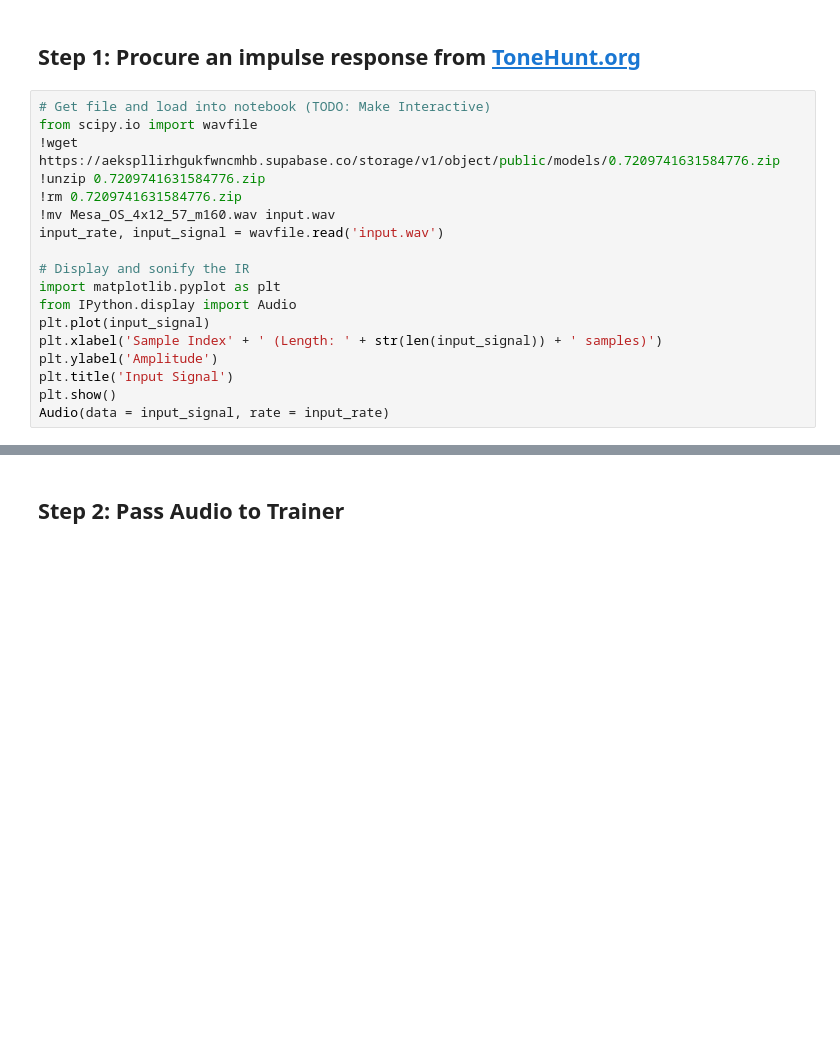
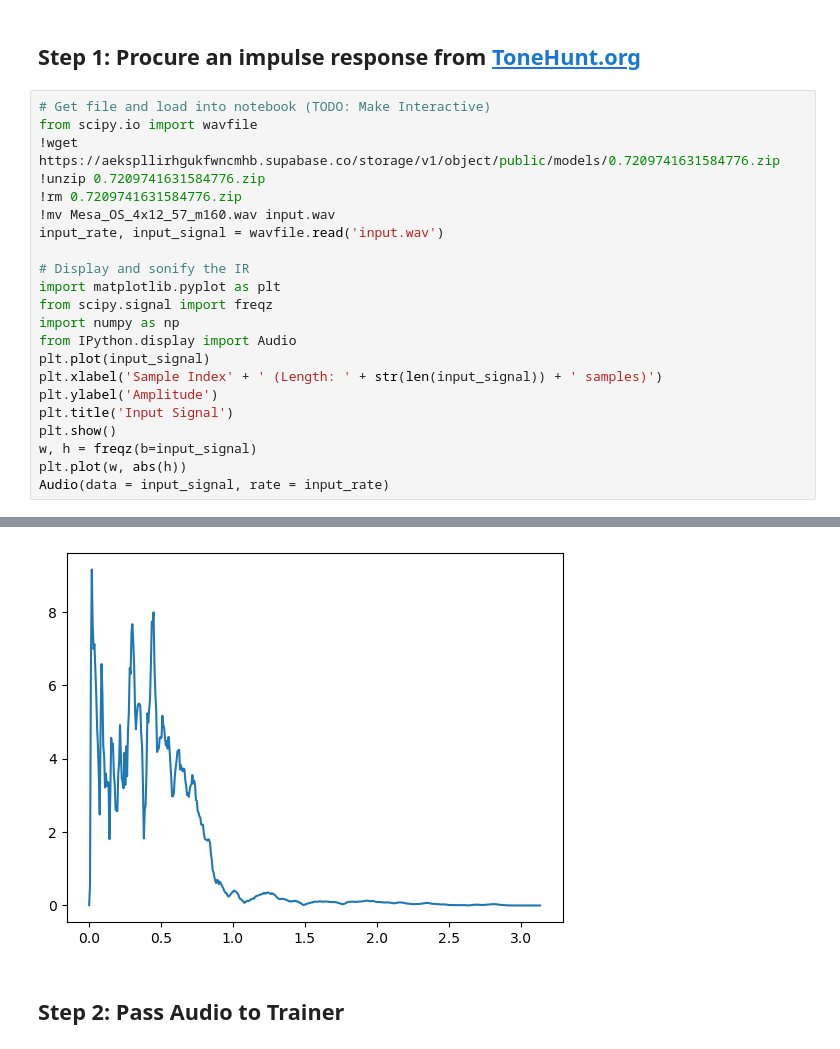
Before and after one commit to joeljaffesd/ir-approx, a Jupyter notebook: notebook.ipynb, the cells around one changed output, grey strips where cells are left out. Drawn from its saved outputs; the diff is of its cells as text; blank space fills up the shorter version.

```diff
--- a/notebook.ipynb
+++ b/notebook.ipynb
@@ -14,11 +14,15 @@ input_rate, input_signal = wavfile.read('input.wav')
 
 # Display and sonify the IR
 import matplotlib.pyplot as plt
+from scipy.signal import freqz
+import numpy as np
 from IPython.display import Audio
 plt.plot(input_signal)
 plt.xlabel('Sample Index' + ' (Length: ' + str(len(input_signal)) + ' samples)')
 plt.ylabel('Amplitude')
 plt.title('Input Signal')
 plt.show()
+w, h = freqz(b=input_signal)
+plt.plot(w, abs(h))
 Audio(data = input_signal, rate = input_rate)
 # %% [output]
@@ -35,8 +39,9 @@ Saving to: ‘0.7209741631584776.zip’
 
 Archive:  0.7209741631584776.zip
   inflating: Mesa_OS_4x12_57_m160.wav
 [figure]
 [interactive output not drawn]
+[figure, added]
 # %% [markdown]
 ## Step 2: Pass Audio to Trainer
 # %%
```
Also changed, not shown: parts of 4 cells of this notebook, 1 other file.
